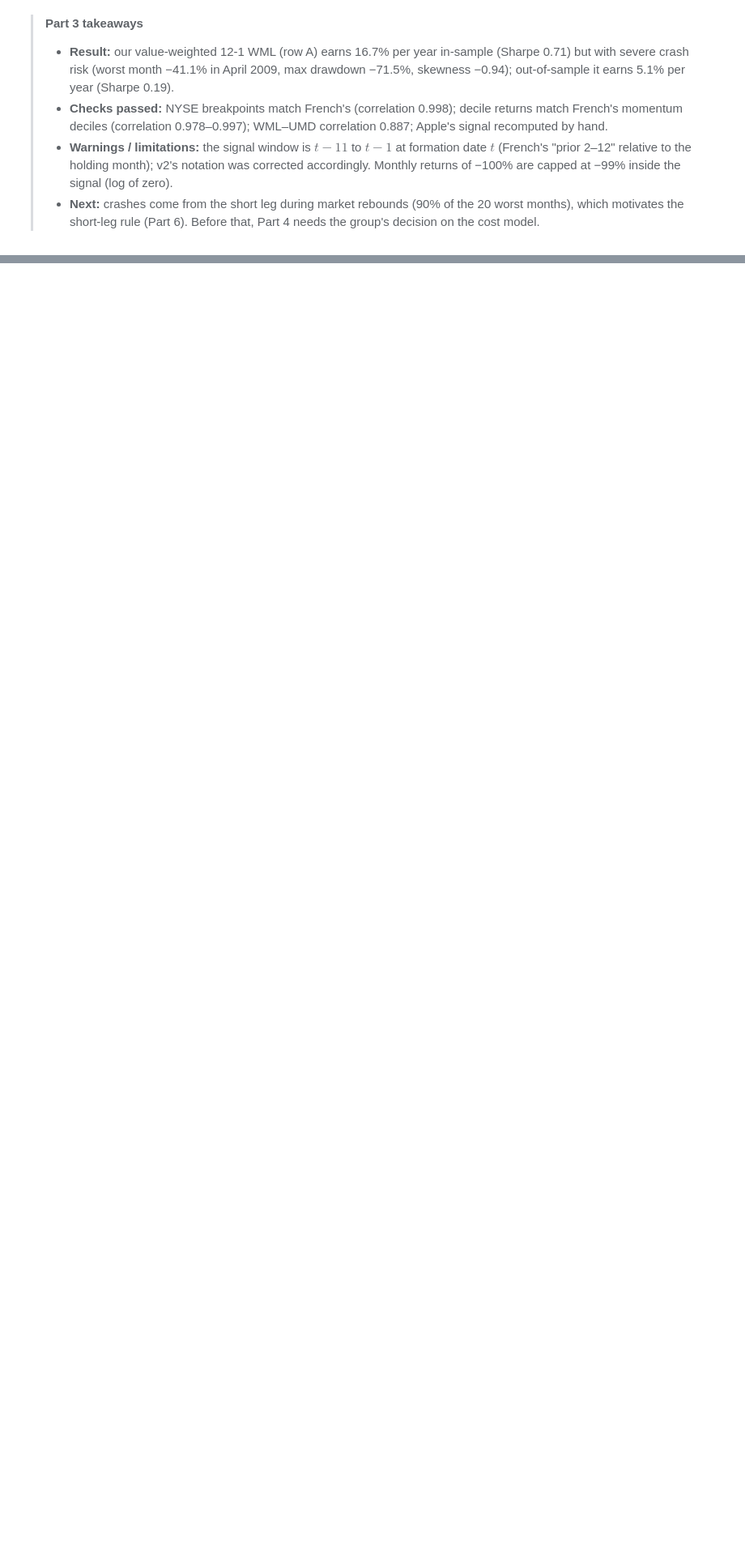
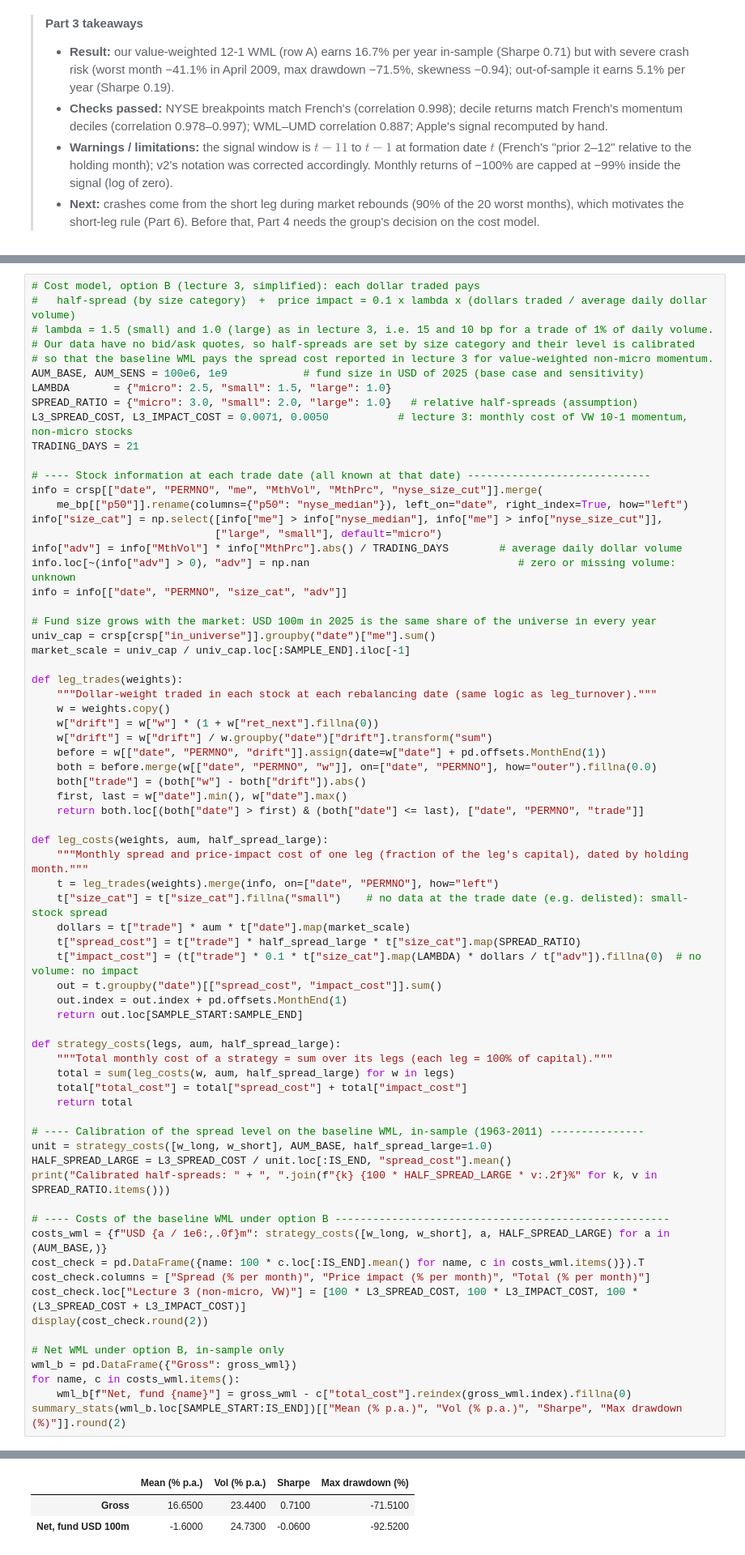
Before and after one commit to olol2/AppliedInvestments, a Jupyter notebook: Momentum_Robust_Notebook.ipynb, the cells around one changed output, grey strips where cells are left out. Shown at 81% size. Drawn from its saved outputs; the diff is of its cells as text; blank space fills up the shorter version.

```diff
--- a/Momentum_Robust_Notebook.ipynb
+++ b/Momentum_Robust_Notebook.ipynb
@@ -1176,0 +1223,71 @@ $$\text{Cost}_{t} = \sum_i \left|\Delta w_{i,t}\right| \left(\frac{s_{i,t}}{2} +
+# %%
+# Cost model, option B (lecture 3, simplified): each dollar traded pays
+#   half-spread (by size category)  +  price impact = 0.1 x lambda x (dollars traded / average daily dollar volume)
+# lambda = 1.5 (small) and 1.0 (large) as in lecture 3, i.e. 15 and 10 bp for a trade of 1% of daily volume.
+# Our data have no bid/ask quotes, so half-spreads are set by size category and their level is calibrated
+# so that the baseline WML pays the spread cost reported in lecture 3 for value-weighted non-micro momentum.
+AUM_BASE, AUM_SENS = 100e6, 1e9            # fund size in USD of 2025 (base case and sensitivity)
+LAMBDA       = {"micro": 2.5, "small": 1.5, "large": 1.0}
+SPREAD_RATIO = {"micro": 3.0, "small": 2.0, "large": 1.0}   # relative half-spreads (assumption)
+L3_SPREAD_COST, L3_IMPACT_COST = 0.0071, 0.0050           # lecture 3: monthly cost of VW 10-1 momentum, non-micro stocks
+TRADING_DAYS = 21
+
+# ---- Stock information at each trade date (all known at that date) -----------------------------
+info = crsp[["date", "PERMNO", "me", "MthVol", "MthPrc", "nyse_size_cut"]].merge(
+    me_bp[["p50"]].rename(columns={"p50": "nyse_median"}), left_on="date", right_index=True, how="left")
+info["size_cat"] = np.select([info["me"] > info["nyse_median"], info["me"] > info["nyse_size_cut"]],
+                             ["large", "small"], default="micro")
+info["adv"] = info["MthVol"] * info["MthPrc"].abs() / TRADING_DAYS        # average daily dollar volume
+info.loc[~(info["adv"] > 0), "adv"] = np.nan                                 # zero or missing volume: unknown
+info = info[["date", "PERMNO", "size_cat", "adv"]]
+
+# Fund size grows with the market: USD 100m in 2025 is the same share of the universe in every year
+univ_cap = crsp[crsp["in_universe"]].groupby("date")["me"].sum()
+market_scale = univ_cap / univ_cap.loc[:SAMPLE_END].iloc[-1]
+
+def leg_trades(weights):
+    """Dollar-weight traded in each stock at each rebalancing date (same logic as leg_turnover)."""
+    w = weights.copy()
+    w["drift"] = w["w"] * (1 + w["ret_next"].fillna(0))
+    w["drift"] = w["drift"] / w.groupby("date")["drift"].transform("sum")
+    before = w[["date", "PERMNO", "drift"]].assign(date=w["date"] + pd.offsets.MonthEnd(1))
+    both = before.merge(w[["date", "PERMNO", "w"]], on=["date", "PERMNO"], how="outer").fillna(0.0)
+    both["trade"] = (both["w"] - both["drift"]).abs()
+    first, last = w["date"].min(), w["date"].max()
+    return both.loc[(both["date"] > first) & (both["date"] <= last), ["date", "PERMNO", "trade"]]
+
+def leg_costs(weights, aum, half_spread_large):
+    """Monthly spread and price-impact cost of one leg (fraction of the leg's capital), dated by holding month."""
+    t = leg_trades(weights).merge(info, on=["date", "PERMNO"], how="left")
+    t["size_cat"] = t["size_cat"].fillna("small")    # no data at the trade date (e.g. delisted): small-stock spread
+    dollars = t["trade"] * aum * t["date"].map(market_scale)
+    t["spread_cost"] = t["trade"] * half_spread_large * t["size_cat"].map(SPREAD_RATIO)
+    t["impact_cost"] = (t["trade"] * 0.1 * t["size_cat"].map(LAMBDA) * dollars / t["adv"]).fillna(0)  # no volume: no impact
+    out = t.groupby("date")[["spread_cost", "impact_cost"]].sum()
+    out.index = out.index + pd.offsets.MonthEnd(1)
+    return out.loc[SAMPLE_START:SAMPLE_END]
+
+def strategy_costs(legs, aum, half_spread_large):
+    """Total monthly cost of a strategy = sum over its legs (each leg = 100% of capital)."""
+    total = sum(leg_costs(w, aum, half_spread_large) for w in legs)
+    total["total_cost"] = total["spread_cost"] + total["impact_cost"]
+    return total
+
+# ---- Calibration of the spread level on the baseline WML, in-sample (1963-2011) ---------------
+unit = strategy_costs([w_long, w_short], AUM_BASE, half_spread_large=1.0)
+HALF_SPREAD_LARGE = L3_SPREAD_COST / unit.loc[:IS_END, "spread_cost"].mean()
+print("Calibrated half-spreads: " + ", ".join(f"{k} {100 * HALF_SPREAD_LARGE * v:.2f}%" for k, v in SPREAD_RATIO.items()))
+
+# ---- Costs of the baseline WML under option B -----------------------------------------------------
+costs_wml = {f"USD {a / 1e6:,.0f}m": strategy_costs([w_long, w_short], a, HALF_SPREAD_LARGE) for a in (AUM_BASE,)}
+cost_check = pd.DataFrame({name: 100 * c.loc[:IS_END].mean() for name, c in costs_wml.items()}).T
+cost_check.columns = ["Spread (% per month)", "Price impact (% per month)", "Total (% per month)"]
+cost_check.loc["Lecture 3 (non-micro, VW)"] = [100 * L3_SPREAD_COST, 100 * L3_IMPACT_COST, 100 * (L3_SPREAD_COST + L3_IMPACT_COST)]
+display(cost_check.round(2))
+
+# Net WML under option B, in-sample only
+wml_b = pd.DataFrame({"Gross": gross_wml})
+for name, c in costs_wml.items():
+    wml_b[f"Net, fund {name}"] = gross_wml - c["total_cost"].reindex(gross_wml.index).fillna(0)
+summary_stats(wml_b.loc[SAMPLE_START:IS_END])[["Mean (% p.a.)", "Vol (% p.a.)", "Sharpe", "Max drawdown (%)"]].round(2)
+# %% [output]
@@ -1176,0 +1298,3 @@ $$\text{Cost}_{t} = \sum_i \left|\Delta w_{i,t}\right| \left(\frac{s_{i,t}}{2} +
+|  | Mean (% p.a.) | Vol (% p.a.) | Sharpe | Max drawdown (%) |
+| Gross | 16.6500 | 23.4400 | 0.7100 | -71.5100 |
+| Net, fund USD 100m | -1.6000 | 24.7300 | -0.0600 | -92.5200 |
```
Also changed, not shown: parts of 10 cells of this notebook, 1 other file.
